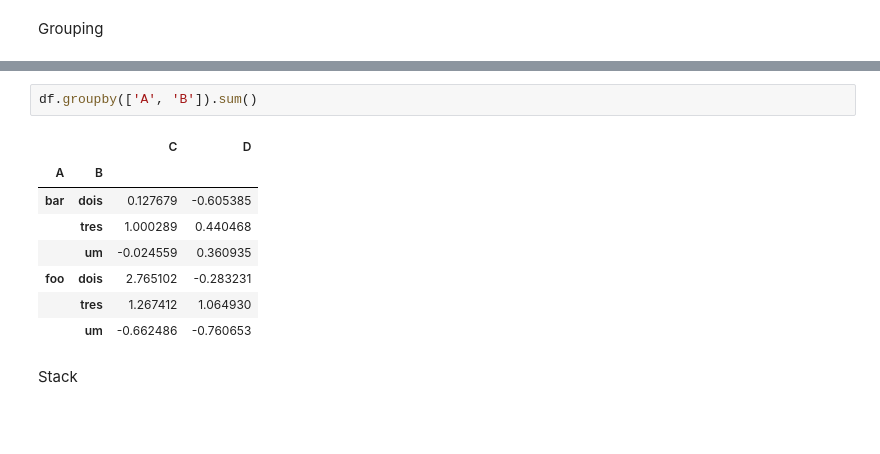
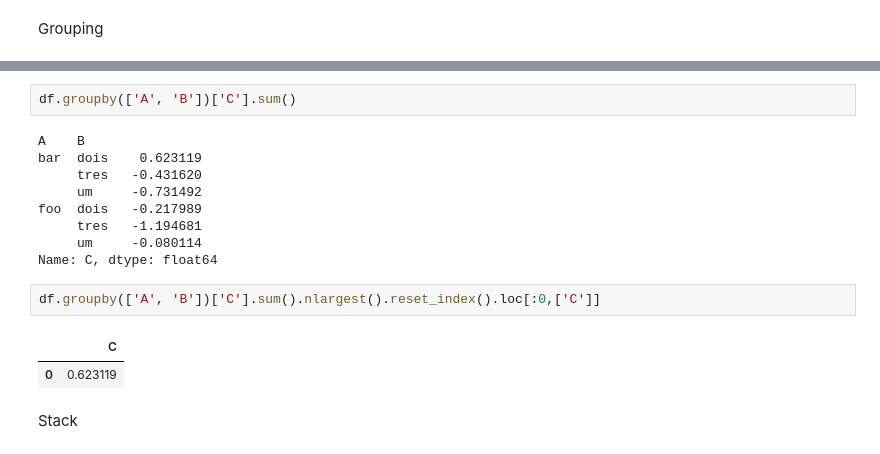
Before and after one commit to vilquer/Python, a Jupyter notebook: Tutorial_Pandas/10_,inutos_para_Pandas.ipynb, the cells around one changed output, grey strips where cells are left out. Cells and saved outputs as stored; diff of their text form; blank space fills up the shorter version.

```diff
--- a/Tutorial_Pandas/10_,inutos_para_Pandas.ipynb
+++ b/Tutorial_Pandas/10_,inutos_para_Pandas.ipynb
@@ -744,14 +747,19 @@ df.groupby('A').sum()
 # %%
-df.groupby(['A', 'B']).sum()
+df.groupby(['A', 'B'])['C'].sum()
 # %% [output]
-|  |  | C | D |
-| A | B |  |  |
-| bar | dois | 0.127679 | -0.605385 |
-|  | tres | 1.000289 | 0.440468 |
-|  | um | -0.024559 | 0.360935 |
-| foo | dois | 2.765102 | -0.283231 |
-|  | tres | 1.267412 | 1.064930 |
-|  | um | -0.662486 | -0.760653 |
+A    B
+bar  dois    0.623119
+     tres   -0.431620
+     um     -0.731492
+foo  dois   -0.217989
+     tres   -1.194681
+     um     -0.080114
+Name: C, dtype: float64
+# %%
+df.groupby(['A', 'B'])['C'].sum().nlargest().reset_index().loc[:0,['C']]
+# %% [output]
+|  | C |
+| 0 | 0.623119 |
 # %% [markdown]
 Stack
 # %%
```
Also changed, not shown: parts of 54 cells of this notebook, 36 other files.
